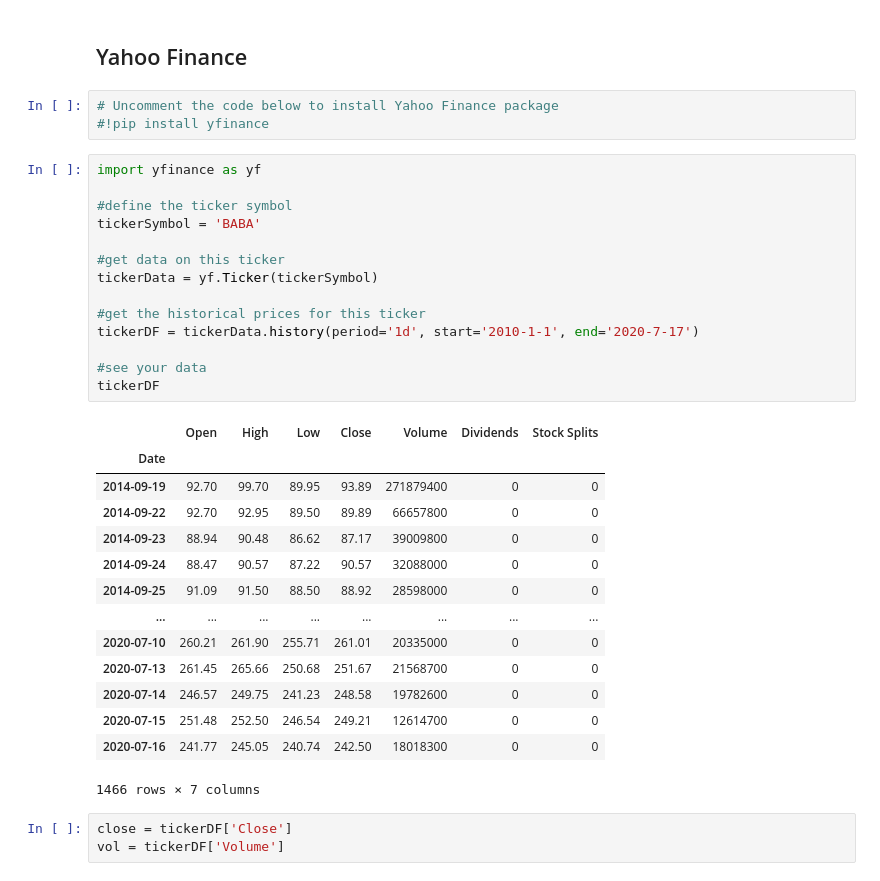
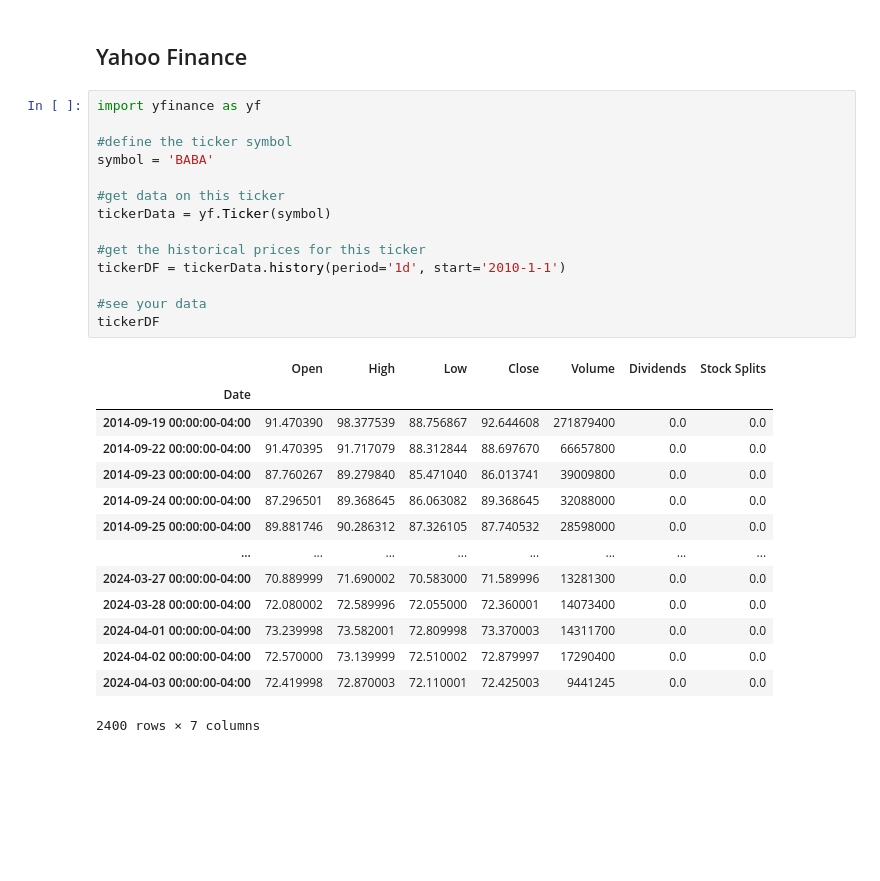
Before and after one commit to soltaniehha/Intro-to-Data-Analytics, a Jupyter notebook: 08-Joins/02-Working-with-APIs.ipynb, the cells around one changed output. Drawn from its saved outputs; the diff is of its cells as text; blank space fills up the shorter version.

```diff
--- a/08-Joins/02-Working-with-APIs.ipynb
+++ b/08-Joins/02-Working-with-APIs.ipynb
@@ -64,38 +64,32 @@ pd.DataFrame(data['reviews'])
 | 2 | NYbzPadzOdjqE65ahKJ7-Q | https://www.yelp.com/biz/ogawa-co... | This review is just based on a 1-... | 4 | 2020-01-09 10:29:00 | {'id': '7bb1FK71jF-I2DKI45gpnw', ... |
 # %% [markdown]
 ## Yahoo Finance
-# %%
-# Uncomment the code below to install Yahoo Finance package
-#!pip install yfinance
 # %%
 import yfinance as yf
 
 #define the ticker symbol
-tickerSymbol = 'BABA'
+symbol = 'BABA'
 
 #get data on this ticker
-tickerData = yf.Ticker(tickerSymbol)
+tickerData = yf.Ticker(symbol)
 
 #get the historical prices for this ticker
-tickerDF = tickerData.history(period='1d', start='2010-1-1', end='2020-7-17')
+tickerDF = tickerData.history(period='1d', start='2010-1-1')
 
 #see your data
 tickerDF
 # %% [output]
 |  | Open | High | Low | Close | Volume | Dividends | Stock Splits |
 | Date |  |  |  |  |  |  |  |
-| 2014-09-19 | 92.70 | 99.70 | 89.95 | 93.89 | 271879400 | 0 | 0 |
-| 2014-09-22 | 92.70 | 92.95 | 89.50 | 89.89 | 66657800 | 0 | 0 |
-| 2014-09-23 | 88.94 | 90.48 | 86.62 | 87.17 | 39009800 | 0 | 0 |
-| 2014-09-24 | 88.47 | 90.57 | 87.22 | 90.57 | 32088000 | 0 | 0 |
-| 2014-09-25 | 91.09 | 91.50 | 88.50 | 88.92 | 28598000 | 0 | 0 |
+| 2014-09-19 00:00:00-04:00 | 91.470390 | 98.377539 | 88.756867 | 92.644608 | 271879400 | 0.0 | 0.0 |
+| 2014-09-22 00:00:00-04:00 | 91.470395 | 91.717079 | 88.312844 | 88.697670 | 66657800 | 0.0 | 0.0 |
+| 2014-09-23 00:00:00-04:00 | 87.760267 | 89.279840 | 85.471040 | 86.013741 | 39009800 | 0.0 | 0.0 |
+| 2014-09-24 00:00:00-04:00 | 87.296501 | 89.368645 | 86.063082 | 89.368645 | 32088000 | 0.0 | 0.0 |
+| 2014-09-25 00:00:00-04:00 | 89.881746 | 90.286312 | 87.326105 | 87.740532 | 28598000 | 0.0 | 0.0 |
 | ... | ... | ... | ... | ... | ... | ... | ... |
-| 2020-07-10 | 260.21 | 261.90 | 255.71 | 261.01 | 20335000 | 0 | 0 |
-| 2020-07-13 | 261.45 | 265.66 | 250.68 | 251.67 | 21568700 | 0 | 0 |
-| 2020-07-14 | 246.57 | 249.75 | 241.23 | 248.58 | 19782600 | 0 | 0 |
-| 2020-07-15 | 251.48 | 252.50 | 246.54 | 249.21 | 12614700 | 0 | 0 |
-| 2020-07-16 | 241.77 | 245.05 | 240.74 | 242.50 | 18018300 | 0 | 0 |
+| 2024-03-27 00:00:00-04:00 | 70.889999 | 71.690002 | 70.583000 | 71.589996 | 13281300 | 0.0 | 0.0 |
+| 2024-03-28 00:00:00-04:00 | 72.080002 | 72.589996 | 72.055000 | 72.360001 | 14073400 | 0.0 | 0.0 |
+| 2024-04-01 00:00:00-04:00 | 73.239998 | 73.582001 | 72.809998 | 73.370003 | 14311700 | 0.0 | 0.0 |
+| 2024-04-02 00:00:00-04:00 | 72.570000 | 73.139999 | 72.510002 | 72.879997 | 17290400 | 0.0 | 0.0 |
+| 2024-04-03 00:00:00-04:00 | 72.419998 | 72.870003 | 72.110001 | 72.425003 | 9441245 | 0.0 | 0.0 |
-1466 rows × 7 columns
+2400 rows × 7 columns
-# %%
-close = tickerDF['Close']
-vol = tickerDF['Volume']
```
Also changed, not shown: parts of 2 cells of this notebook.
